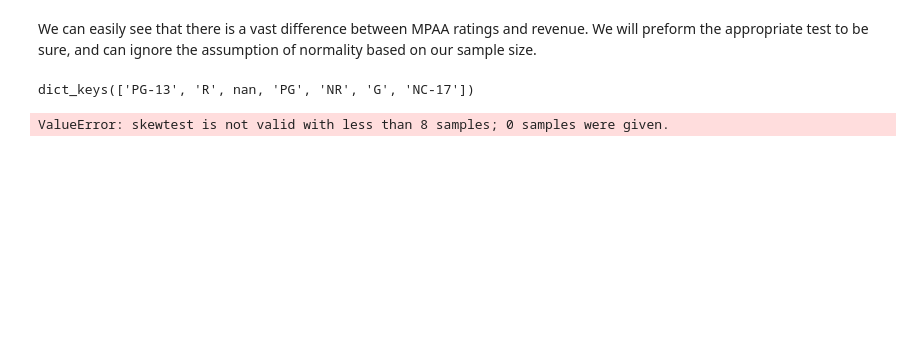
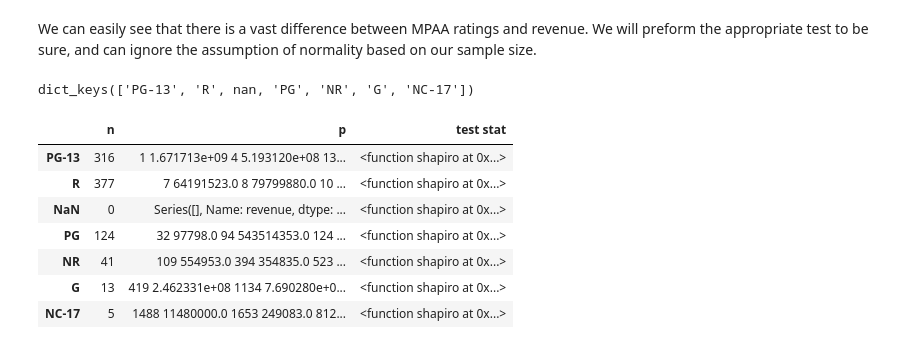
Before and after one commit to LauraDimaria/CD--Project-3-IMDB-, a Jupyter notebook: Part 4 - Hypothesis Testing.ipynb, the cells around one changed output. Saved outputs shown, nothing was run; the diff lists cells and outputs as text; code cells hidden in the pictures; blank space fills up the shorter version.

```diff
--- a/Part 4 - Hypothesis Testing.ipynb
+++ b/Part 4 - Hypothesis Testing.ipynb
@@ -291,12 +294,19 @@ dict_keys(['PG-13', 'R', nan, 'PG', 'NR', 'G', 'NC-17'])
 # %%
 norm_results = {}
 for i, data in groups.items():
-    stat, p = stats.normaltest(data)
+    stat, p = stats.shapiro,(data)
     norm_results[i] = {'n': len(data),
                              'p':p,
                              'test stat':stat,}
 
 norm_results_df = pd.DataFrame(norm_results).T
 norm_results_df
 # %% [output]
-ValueError: skewtest is not valid with less than 8 samples; 0 samples were given.
+|  | n | p | test stat |
+| PG-13 | 316 | 1 1.671713e+09 4 5.193120e+08 13... | <function shapiro at 0x...> |
+| R | 377 | 7 64191523.0 8 79799880.0 10 ... | <function shapiro at 0x...> |
+| NaN | 0 | Series([], Name: revenue, dtype: ... | <function shapiro at 0x...> |
+| PG | 124 | 32 97798.0 94 543514353.0 124 ... | <function shapiro at 0x...> |
+| NR | 41 | 109 554953.0 394 354835.0 523 ... | <function shapiro at 0x...> |
+| G | 13 | 419 2.462331e+08 1134 7.690280e+0... | <function shapiro at 0x...> |
+| NC-17 | 5 | 1488 11480000.0 1653 249083.0 812... | <function shapiro at 0x...> |
```
Also changed, not shown: parts of 7 cells of this notebook, 10 other files.
